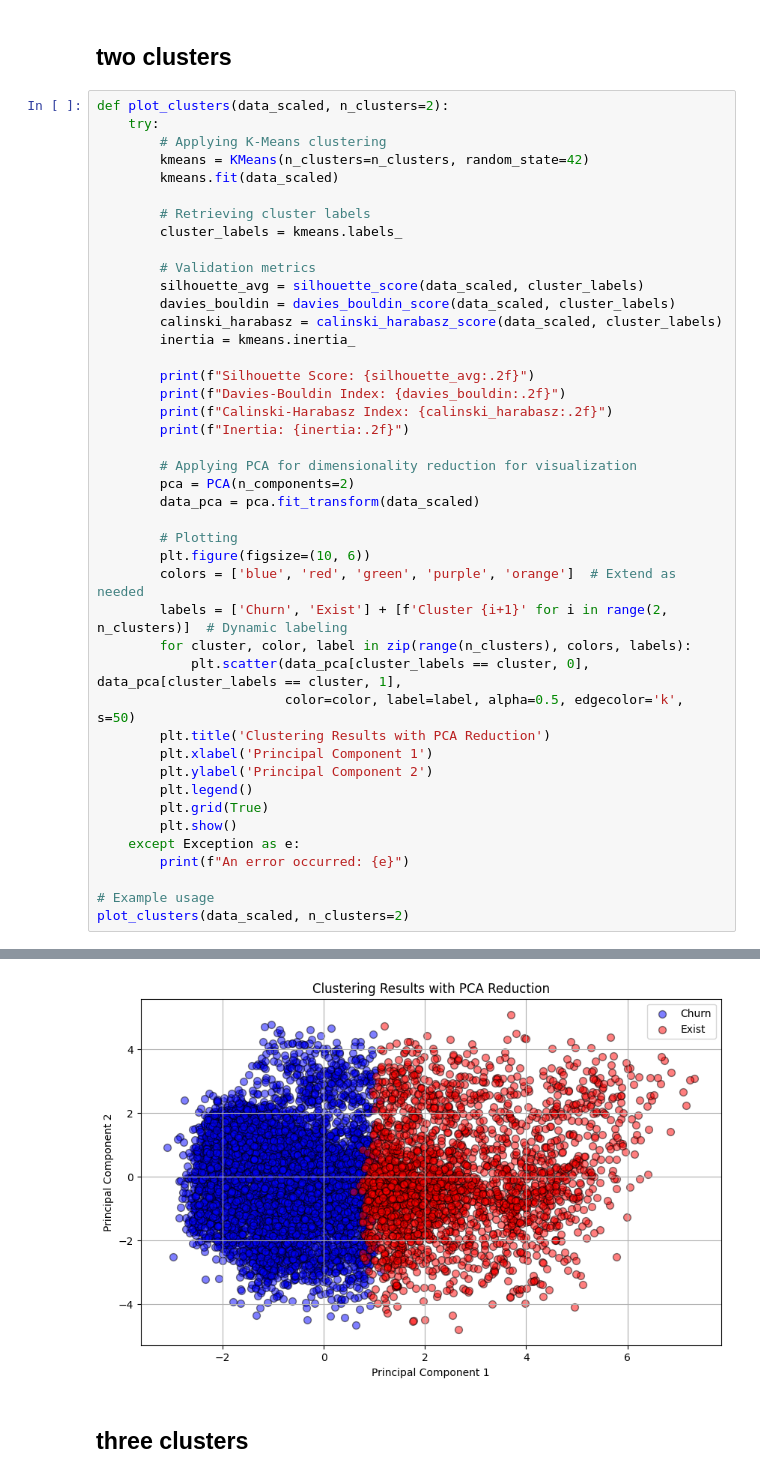
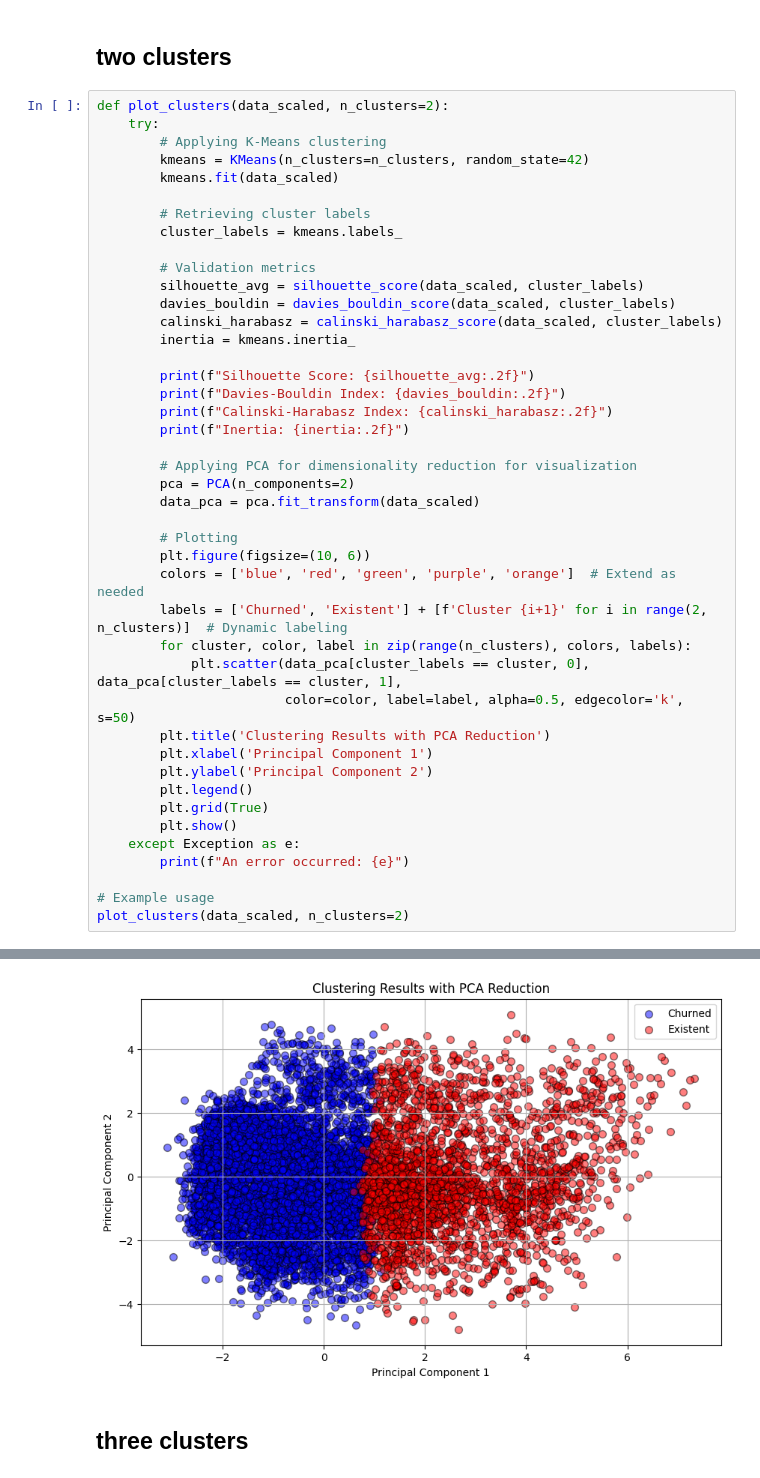
Before and after one commit to nasesmae/Bank-Customer-Churn-Prediction, a Jupyter notebook: 3. Clustering.ipynb, the cells around one changed output, grey strips where cells are left out. Drawn from its saved outputs; the diff is of its cells as text.

```diff
--- a/3. Clustering.ipynb
+++ b/3. Clustering.ipynb
@@ -55,35 +55,35 @@ def plot_clusters(data_scaled, n_clusters=2):
         print(f"Davies-Bouldin Index: {davies_bouldin:.2f}")
         print(f"Calinski-Harabasz Index: {calinski_harabasz:.2f}")
         print(f"Inertia: {inertia:.2f}")
 
         # Applying PCA for dimensionality reduction for visualization
         pca = PCA(n_components=2)
         data_pca = pca.fit_transform(data_scaled)
 
         # Plotting
         plt.figure(figsize=(10, 6))
         colors = ['blue', 'red', 'green', 'purple', 'orange']  # Extend as needed
-        labels = ['Churn', 'Exist'] + [f'Cluster {i+1}' for i in range(2, n_clusters)]  # Dynamic labeling
+        labels = ['Churned', 'Existent'] + [f'Cluster {i+1}' for i in range(2, n_clusters)]  # Dynamic labeling
         for cluster, color, label in zip(range(n_clusters), colors, labels):
             plt.scatter(data_pca[cluster_labels == cluster, 0], data_pca[cluster_labels == cluster, 1],
                         color=color, label=label, alpha=0.5, edgecolor='k', s=50)
         plt.title('Clustering Results with PCA Reduction')
         plt.xlabel('Principal Component 1')
         plt.ylabel('Principal Component 2')
         plt.legend()
         plt.grid(True)
         plt.show()
     except Exception as e:
         print(f"An error occurred: {e}")
 
 # Example usage
 plot_clusters(data_scaled, n_clusters=2)
 # %% [output]
 Silhouette Score: 0.15
 Davies-Bouldin Index: 2.50
 Calinski-Harabasz Index: 1201.20
 Inertia: 199165.58
-[figure, old version]
+[figure, new version]
 # %% [markdown]
 ## three clusters
 # %%
```
Also changed, not shown: parts of 1 cell of this notebook.
